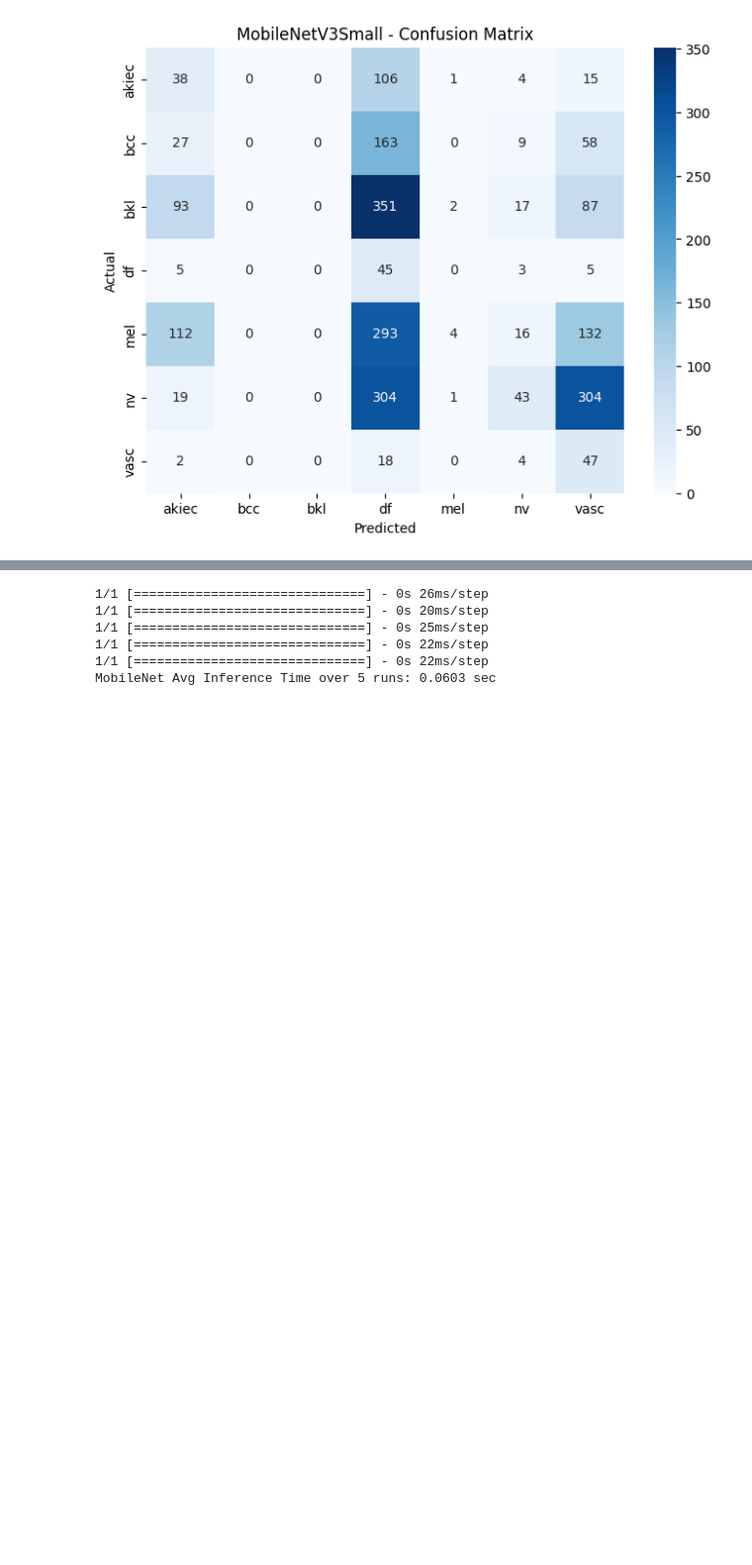
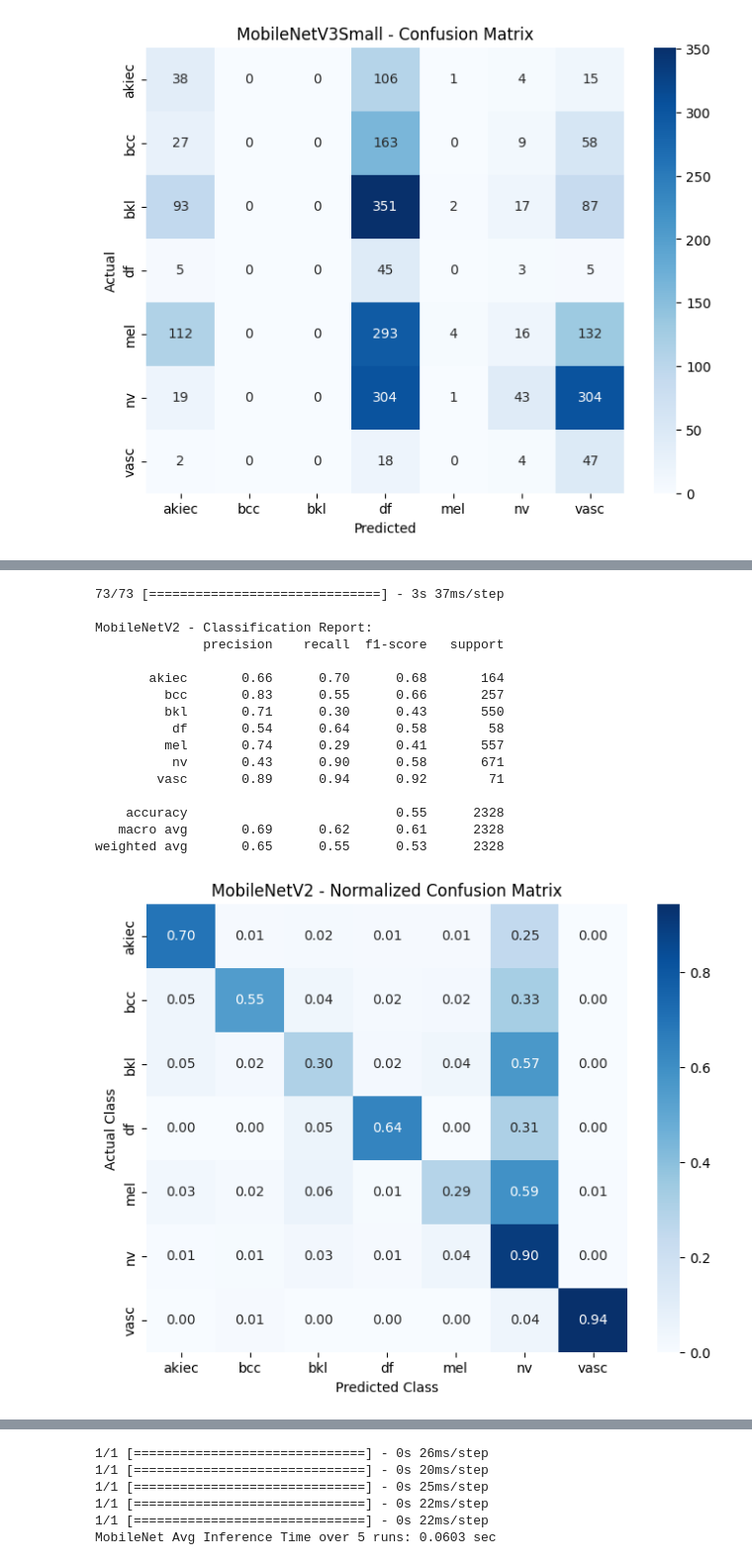
Before and after one commit to dnikhwn/skin-disease-detection-mobile-app, a Jupyter notebook: Model/model.ipynb, the cells around one changed output, grey strips where cells are left out. Shown at 99% size. Drawn from its saved outputs; the diff is of its cells as text; code cells hidden in the pictures; blank space fills up the shorter version.

```diff
--- a/Model/model.ipynb
+++ b/Model/model.ipynb
@@ -453,0 +496,20 @@ weighted avg       0.26      0.08      0.05      2328
+# %%
+evaluate_model_with_normalized_confusion(mobilenetv2_model, test_gen, "MobileNetV2")
+# %% [output]
+73/73 [==============================] - 3s 37ms/step
+
+MobileNetV2 - Classification Report:
+              precision    recall  f1-score   support
+
+       akiec       0.66      0.70      0.68       164
+         bcc       0.83      0.55      0.66       257
+         bkl       0.71      0.30      0.43       550
+          df       0.54      0.64      0.58        58
+         mel       0.74      0.29      0.41       557
+          nv       0.43      0.90      0.58       671
+        vasc       0.89      0.94      0.92        71
+
+    accuracy                           0.55      2328
+   macro avg       0.69      0.62      0.61      2328
+weighted avg       0.65      0.55      0.53      2328
+[figure, added]
```
Also changed, not shown: parts of 3 cells of this notebook.
